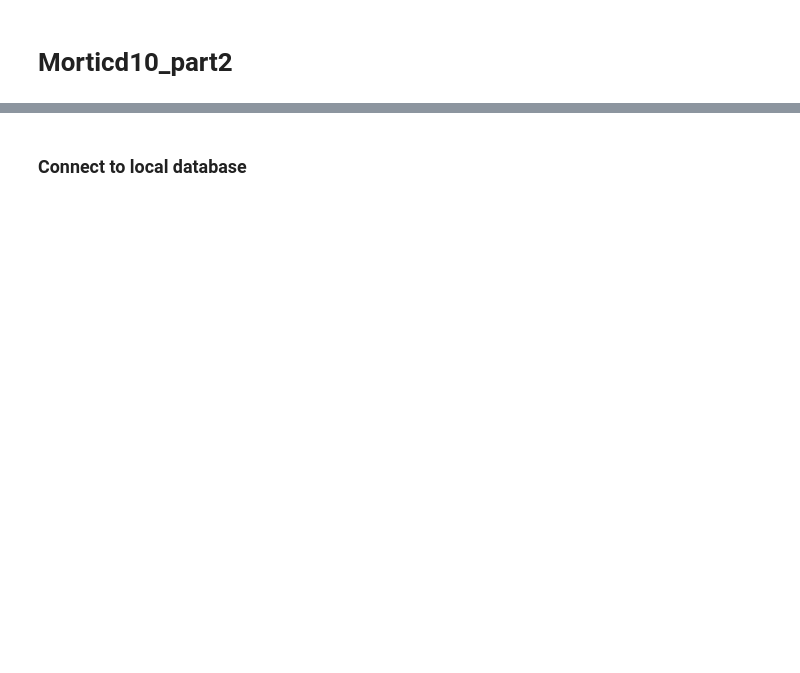
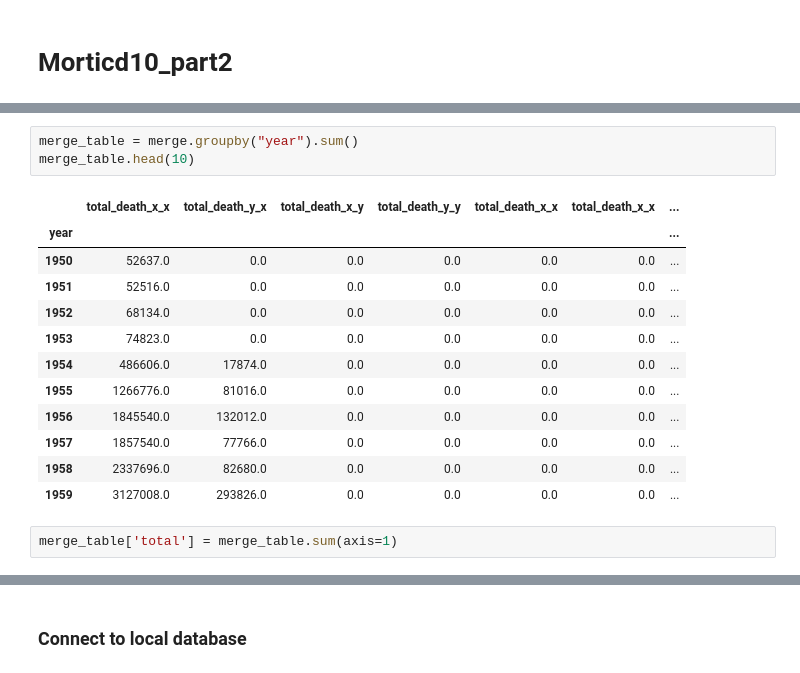
Before and after one commit to EJohnson7/ETL, a Jupyter notebook: Jupyter Notebook and more/data_etl.ipynb, the cells around one changed output, grey strips where cells are left out. Cells and saved outputs as stored; diff of their text form; blank space fills up the shorter version.

```diff
--- a/Jupyter Notebook and more/data_etl.ipynb
+++ b/Jupyter Notebook and more/data_etl.ipynb
@@ -489,0 +904,18 @@ new_customer_location_df.head()
+# %%
+merge_table = merge.groupby("year").sum()
+merge_table.head(10)
+# %% [output]
+|  | total_death_x_x | total_death_y_x | total_death_x_y | total_death_y_y | total_death_x_x | total_death_x_x | ... |
+| year |  |  |  |  |  |  | ... |
+| 1950 | 52637.0 | 0.0 | 0.0 | 0.0 | 0.0 | 0.0 | ... |
+| 1951 | 52516.0 | 0.0 | 0.0 | 0.0 | 0.0 | 0.0 | ... |
+| 1952 | 68134.0 | 0.0 | 0.0 | 0.0 | 0.0 | 0.0 | ... |
+| 1953 | 74823.0 | 0.0 | 0.0 | 0.0 | 0.0 | 0.0 | ... |
+| 1954 | 486606.0 | 17874.0 | 0.0 | 0.0 | 0.0 | 0.0 | ... |
+| 1955 | 1266776.0 | 81016.0 | 0.0 | 0.0 | 0.0 | 0.0 | ... |
+| 1956 | 1845540.0 | 132012.0 | 0.0 | 0.0 | 0.0 | 0.0 | ... |
+| 1957 | 1857540.0 | 77766.0 | 0.0 | 0.0 | 0.0 | 0.0 | ... |
+| 1958 | 2337696.0 | 82680.0 | 0.0 | 0.0 | 0.0 | 0.0 | ... |
+| 1959 | 3127008.0 | 293826.0 | 0.0 | 0.0 | 0.0 | 0.0 | ... |
+# %%
+merge_table['total'] = merge_table.sum(axis=1)
```
Also changed, not shown: parts of 124 cells of this notebook.
